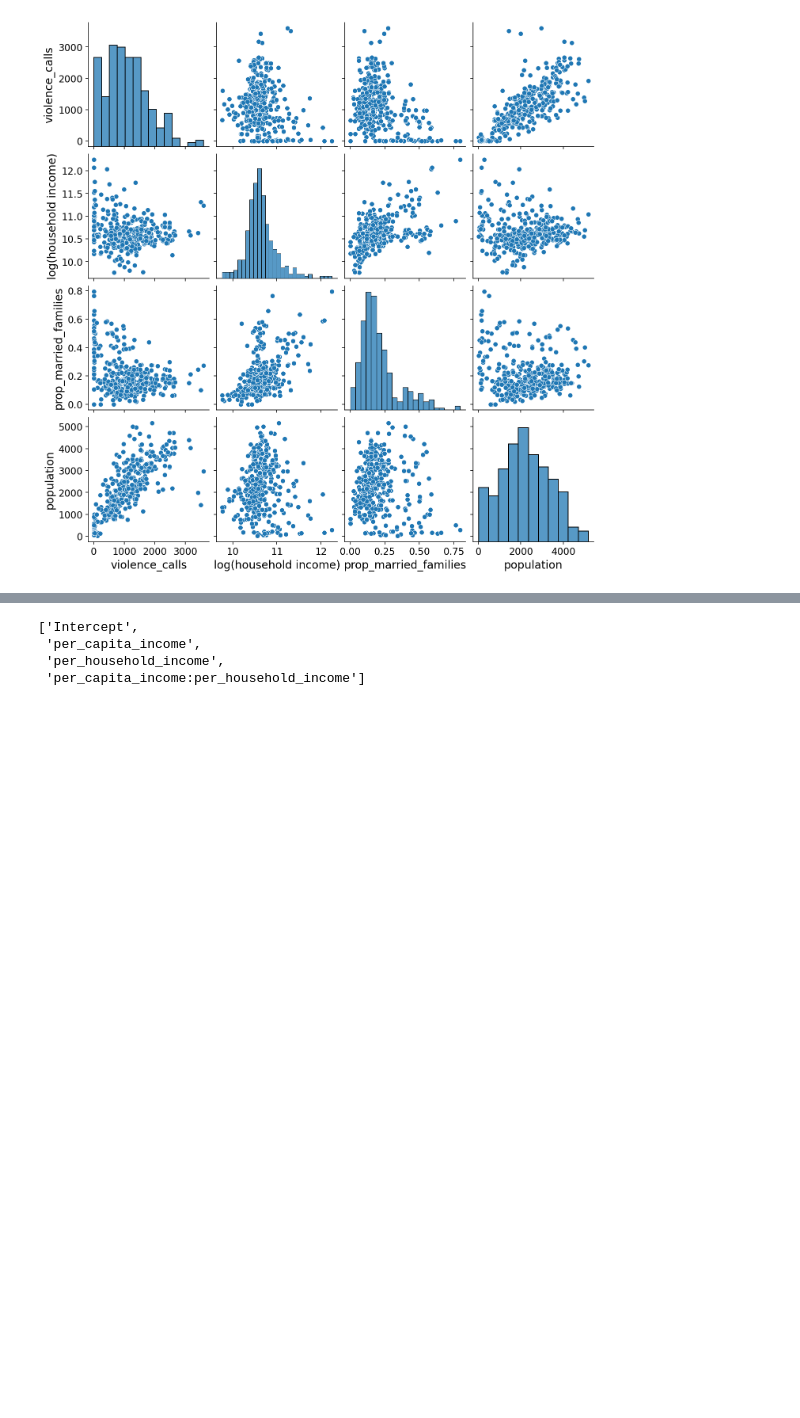
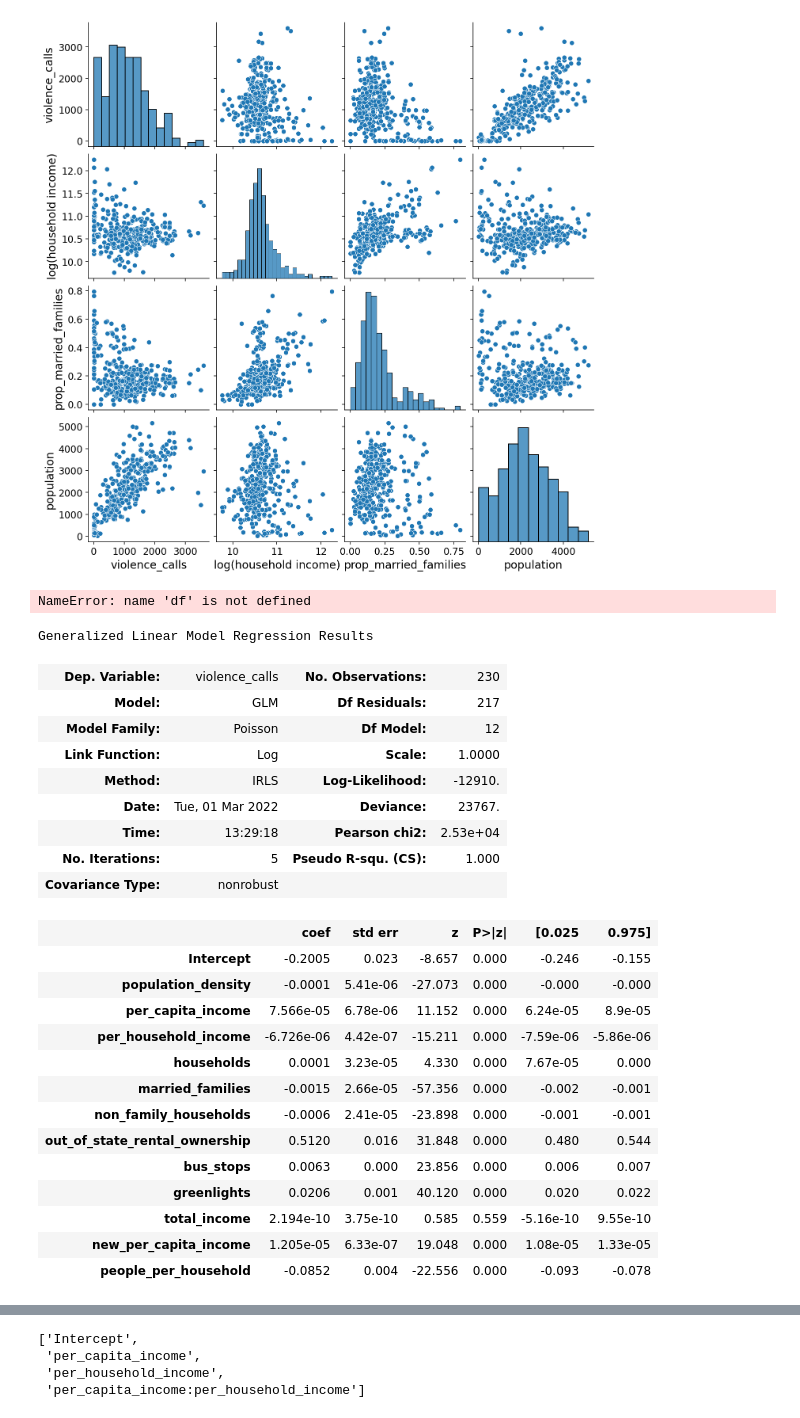
Before and after one commit to ahakso/detroit, a Jupyter notebook: early_modeling.ipynb, the cells around one changed output, grey strips where cells are left out. Drawn from its saved outputs; the diff is of its cells as text; code cells hidden in the pictures; blank space fills up the shorter version.

```diff
--- a/early_modeling.ipynb
+++ b/early_modeling.ipynb
@@ -248,5 +176,10 @@ des.head()
 grid = sns.pairplot(des)
 # %% [output]
 [figure]
+# %%
+# print('\n+ '.join([x for x in df.columns if ('calls' not in x) and ('population' not in x)]))
+print("violence_calls ~" '\n+ '.join([x for x in df.columns if ('calls' not in x)]))
+# %% [output]
+NameError: name 'df' is not defined
 # %%
 y, X = dmatrices(
@@ -259,3 +204,33 @@ y, X = dmatrices(
+# %%
+mdl = sm.GLM(y,X,family=sm.families.Poisson(),exposure=offset)
+res = mdl.fit()
+
+res.summary()
+# %% [output]
+Generalized Linear Model Regression Results
+| Dep. Variable: | violence_calls | No. Observations: | 230 |
+| Model: | GLM | Df Residuals: | 217 |
+| Model Family: | Poisson | Df Model: | 12 |
+| Link Function: | Log | Scale: | 1.0000 |
+| Method: | IRLS | Log-Likelihood: | -12910. |
+| Date: | Tue, 01 Mar 2022 | Deviance: | 23767. |
+| Time: | 13:29:18 | Pearson chi2: | 2.53e+04 |
+| No. Iterations: | 5 | Pseudo R-squ. (CS): | 1.000 |
+| Covariance Type: | nonrobust |  |  |
+|  | coef | std err | z | P>|z| | [0.025 | 0.975] |
+| Intercept | -0.2005 | 0.023 | -8.657 | 0.000 | -0.246 | -0.155 |
+| population_density | -0.0001 | 5.41e-06 | -27.073 | 0.000 | -0.000 | -0.000 |
+| per_capita_income | 7.566e-05 | 6.78e-06 | 11.152 | 0.000 | 6.24e-05 | 8.9e-05 |
+| per_household_income | -6.726e-06 | 4.42e-07 | -15.211 | 0.000 | -7.59e-06 | -5.86e-06 |
+| households | 0.0001 | 3.23e-05 | 4.330 | 0.000 | 7.67e-05 | 0.000 |
+| married_families | -0.0015 | 2.66e-05 | -57.356 | 0.000 | -0.002 | -0.001 |
+| non_family_households | -0.0006 | 2.41e-05 | -23.898 | 0.000 | -0.001 | -0.001 |
+| out_of_state_rental_ownership | 0.5120 | 0.016 | 31.848 | 0.000 | 0.480 | 0.544 |
+| bus_stops | 0.0063 | 0.000 | 23.856 | 0.000 | 0.006 | 0.007 |
+| greenlights | 0.0206 | 0.001 | 40.120 | 0.000 | 0.020 | 0.022 |
+| total_income | 2.194e-10 | 3.75e-10 | 0.585 | 0.559 | -5.16e-10 | 9.55e-10 |
+| new_per_capita_income | 1.205e-05 | 6.33e-07 | 19.048 | 0.000 | 1.08e-05 | 1.33e-05 |
+| people_per_household | -0.0852 | 0.004 | -22.556 | 0.000 | -0.093 | -0.078 |
 # %%
 mdl = sm.GLM(y,X,family=sm.families.Poisson())
 res = mdl.fit()
```
Also changed, not shown: parts of 18 cells of this notebook, 1 other file.
